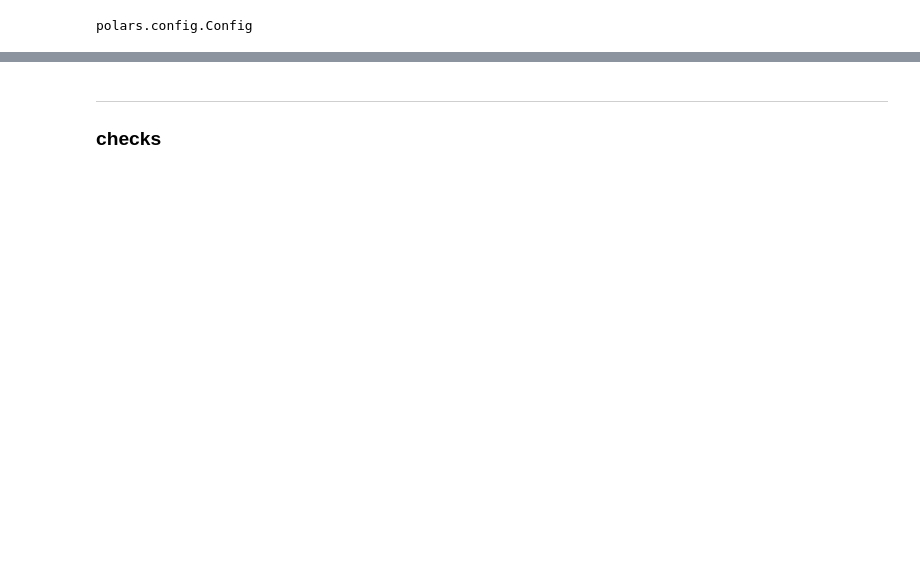
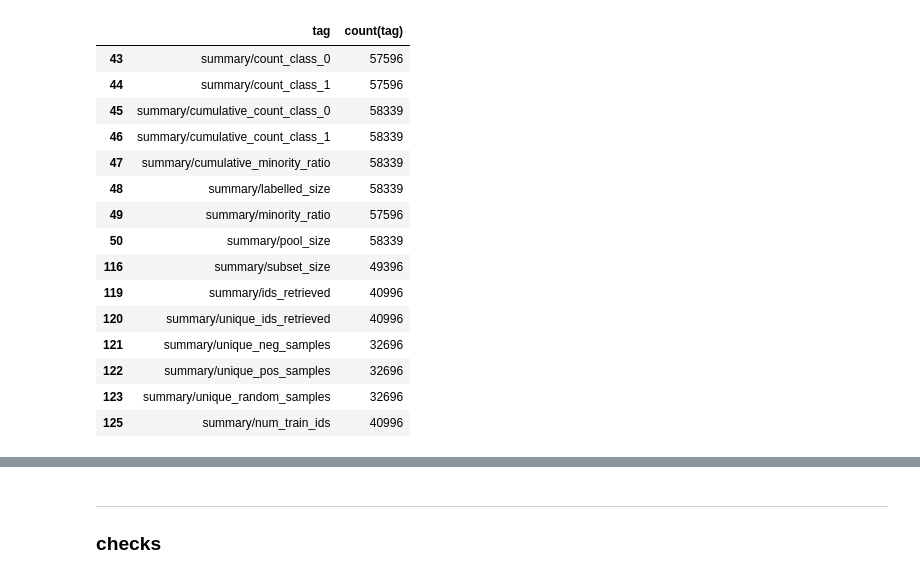
Before and after one commit to pietrolesci/anchoral, a Jupyter notebook: notebooks/results.ipynb, the cells around one changed output, grey strips where cells are left out. Cells and saved outputs as stored; diff of their text form; code cells hidden in the pictures; blank space fills up the shorter version.

```diff
--- a/notebooks/results.ipynb
+++ b/notebooks/results.ipynb
@@ -14,4 +17,3 @@ from tqdm.auto import tqdm
 # %%
 pl.Config.set_fmt_str_lengths(100)
+con = duckdb.connect()
-# %% [output]
-polars.config.Config
@@ -17,0 +44,26 @@ polars.config.Config
+# %%
+count_query = """
+SELECT tag, count(tag)
+FROM read_parquet('../outputs/multirun/*/*/*/tb_logs.parquet', filename=True)
+GROUP BY tag
+"""
+metrics = con.execute(count_query).df()
+# %%
+metrics.query("tag.str.startswith('summary')")
+# %% [output]
+|  | tag | count(tag) |
+| 43 | summary/count_class_0 | 57596 |
+| 44 | summary/count_class_1 | 57596 |
+| 45 | summary/cumulative_count_class_0 | 58339 |
+| 46 | summary/cumulative_count_class_1 | 58339 |
+| 47 | summary/cumulative_minority_ratio | 58339 |
+| 48 | summary/labelled_size | 58339 |
+| 49 | summary/minority_ratio | 57596 |
+| 50 | summary/pool_size | 58339 |
+| 116 | summary/subset_size | 49396 |
+| 119 | summary/ids_retrieved | 40996 |
+| 120 | summary/unique_ids_retrieved | 40996 |
+| 121 | summary/unique_neg_samples | 32696 |
+| 122 | summary/unique_pos_samples | 32696 |
+| 123 | summary/unique_random_samples | 32696 |
+| 125 | summary/num_train_ids | 40996 |
```
Also changed, not shown: parts of 85 cells of this notebook, 1 other file.
